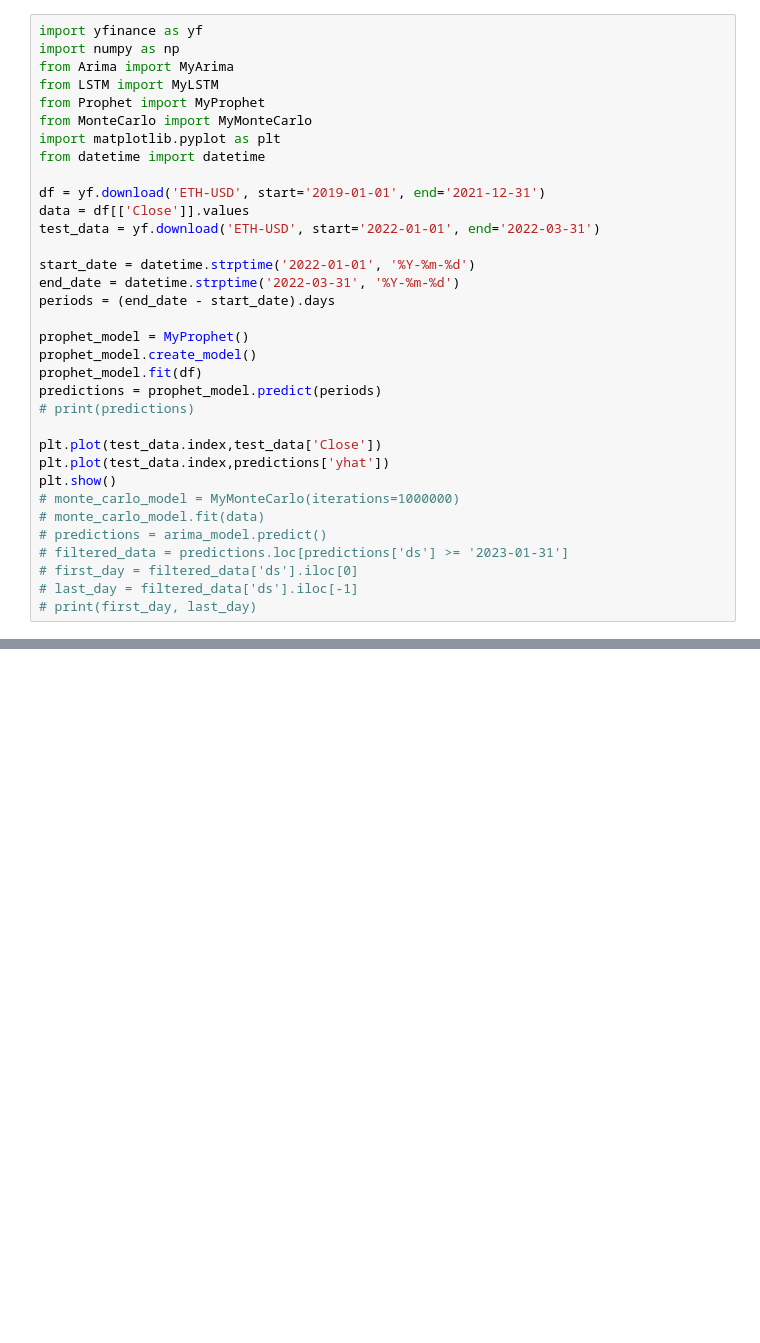
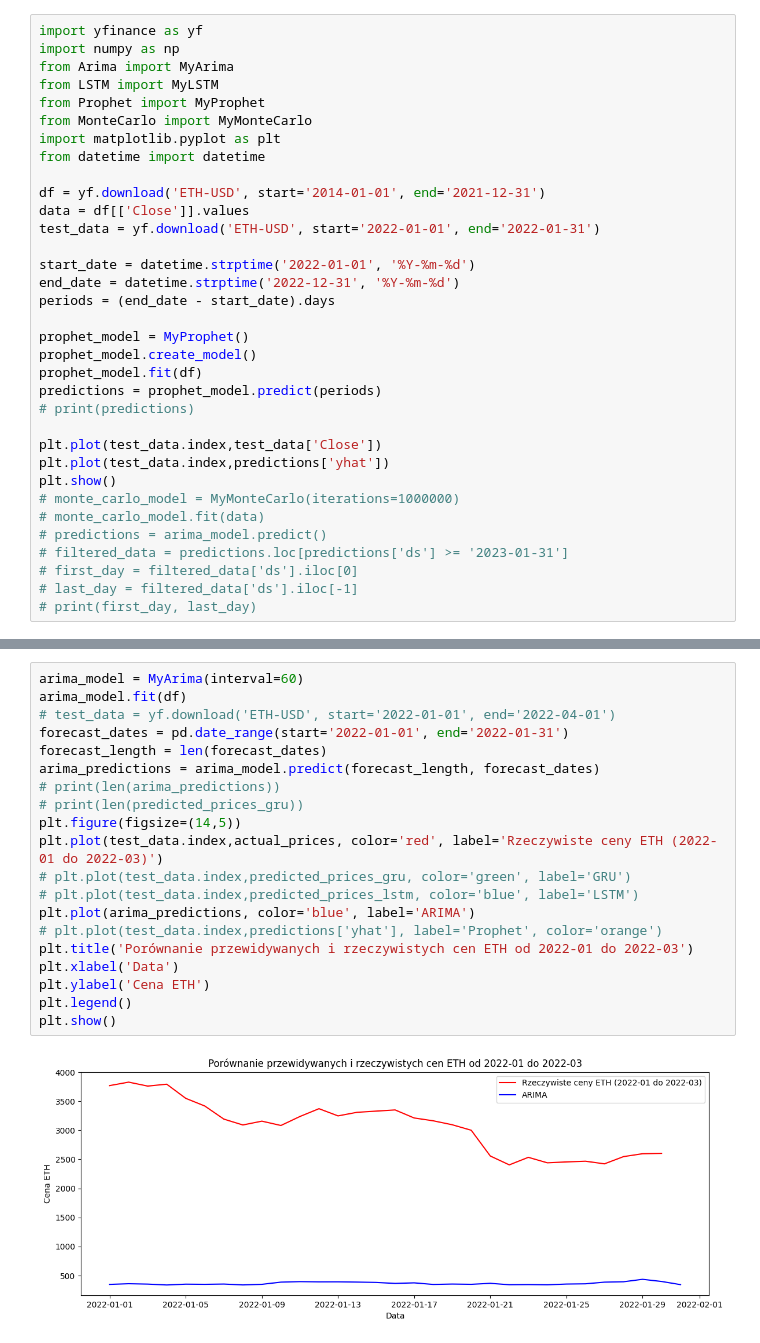
Before and after one commit to cynarski/crypto_predict, a Jupyter notebook: models/try_models.ipynb, the cells around one changed output, grey strips where cells are left out. Cells and saved outputs as stored; diff of their text form; blank space fills up the shorter version.

```diff
--- a/models/try_models.ipynb
+++ b/models/try_models.ipynb
@@ -148,12 +134,12 @@ from MonteCarlo import MyMonteCarlo
 import matplotlib.pyplot as plt
 from datetime import datetime
 
-df = yf.download('ETH-USD', start='2019-01-01', end='2021-12-31')
+df = yf.download('ETH-USD', start='2014-01-01', end='2021-12-31')
 data = df[['Close']].values
-test_data = yf.download('ETH-USD', start='2022-01-01', end='2022-03-31')
+test_data = yf.download('ETH-USD', start='2022-01-01', end='2022-01-31')
 
 start_date = datetime.strptime('2022-01-01', '%Y-%m-%d')
-end_date = datetime.strptime('2022-03-31', '%Y-%m-%d')
+end_date = datetime.strptime('2022-12-31', '%Y-%m-%d')
 periods = (end_date - start_date).days
 
 prophet_model = MyProphet()
@@ -182,0 +185,22 @@ actual_prices
+# %%
+arima_model = MyArima(interval=60)
+arima_model.fit(df)
+# test_data = yf.download('ETH-USD', start='2022-01-01', end='2022-04-01')
+forecast_dates = pd.date_range(start='2022-01-01', end='2022-01-31')
+forecast_length = len(forecast_dates)
+arima_predictions = arima_model.predict(forecast_length, forecast_dates)
+# print(len(arima_predictions))
+# print(len(predicted_prices_gru))
+plt.figure(figsize=(14,5))
+plt.plot(test_data.index,actual_prices, color='red', label='Rzeczywiste ceny ETH (2022-01 do 2022-03)')
+# plt.plot(test_data.index,predicted_prices_gru, color='green', label='GRU')
+# plt.plot(test_data.index,predicted_prices_lstm, color='blue', label='LSTM')
+plt.plot(arima_predictions, color='blue', label='ARIMA')
+# plt.plot(test_data.index,predictions['yhat'], label='Prophet', color='orange')
+plt.title('Porównanie przewidywanych i rzeczywistych cen ETH od 2022-01 do 2022-03')
+plt.xlabel('Data')
+plt.ylabel('Cena ETH')
+plt.legend()
+plt.show()
+# %% [output]
+[figure, added]
```
Also changed, not shown: parts of 11 cells of this notebook, 7 other files.
